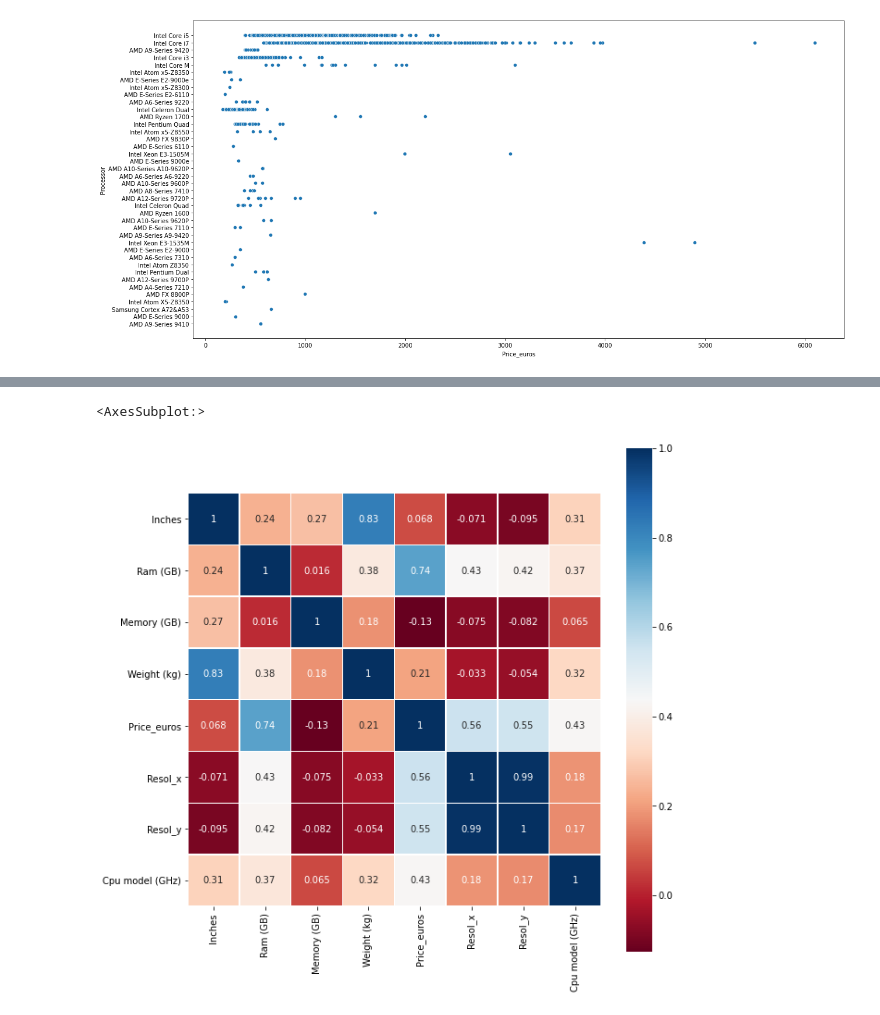
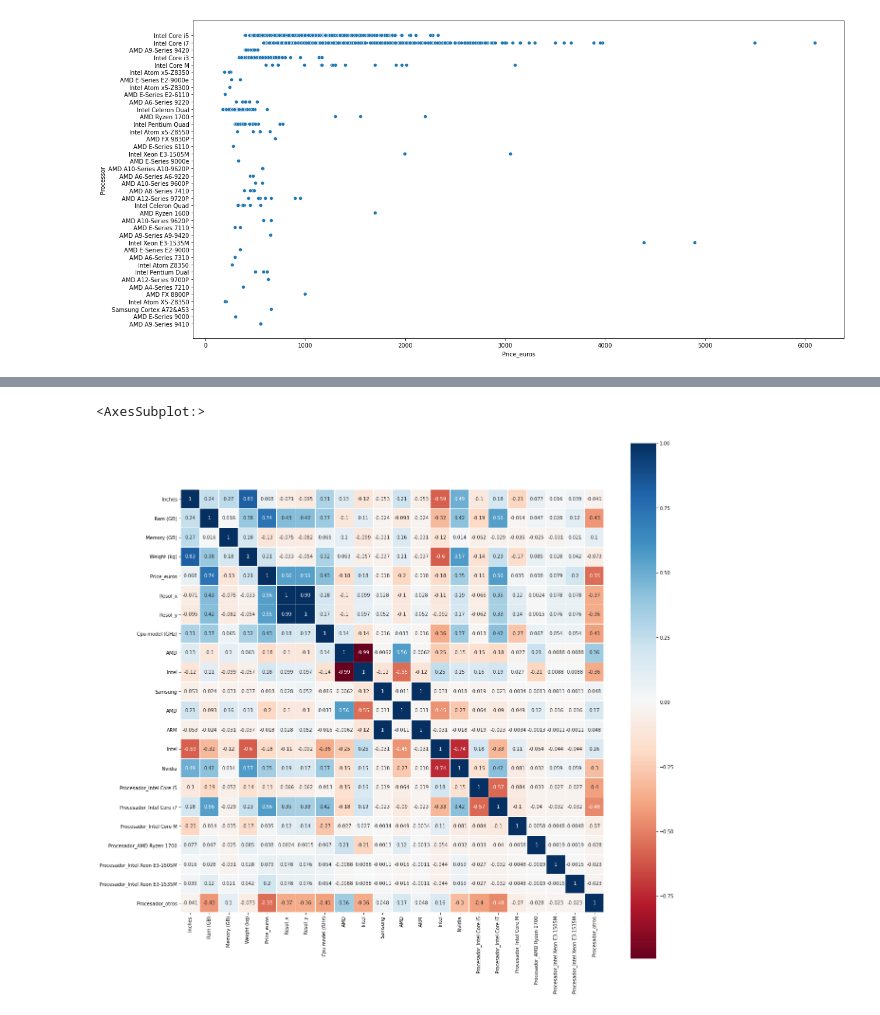
Before and after one commit to cguillamet/Laptop-price, a Jupyter notebook: Laptop Prices Prediction.ipynb, the cells around one changed output, grey strips where cells are left out. Cells and saved outputs as stored; diff of their text form; code cells hidden in the pictures.

```diff
--- a/Laptop Prices Prediction.ipynb
+++ b/Laptop Prices Prediction.ipynb
@@ -80,6 +82,7 @@ data["Resol_y"] = pd.to_numeric(data["Resol_y"])
 
 cpu_temp = data["Cpu"].str.split(" ")
 data["Cpu model"] = cpu_temp.str.get(-1)
+data["Cpu brand"] = cpu_temp.str.get(0)
 data["Processor"] = cpu_temp.str.get(0) + ' ' + cpu_temp.str.get(1) + ' ' + cpu_temp.str.get(2)
 
 data["Cpu model"] = data["Cpu model"].replace('GHz','', regex = True) # Eliminamos el GB de la variable RAM
@@ -143,3 +157,8 @@ data.head()
+# %%
+dummy_var_2 = pd.get_dummies(data["Cpu brand"])
+data = pd.concat([data, dummy_var_2], axis = 1)
+dummy_var_4 = pd.get_dummies(data["Gpu brand"])
+data = pd.concat([data, dummy_var_4], axis = 1)
 # %% [markdown]
 ### Visualizations
 # %%
@@ -163,0 +189,25 @@ sns.scatterplot(data = data, x = "Price_euros", y = "Processor")
+# %%
+### Creando variables dummy para ciertas caterogirías que parecerían más influentes en el precio
+
+data['Procesador_Intel Core i5'] = np.where(data["Processor"] == 'Intel Core i5', True, False)
+data['Procesador_Intel Core i7'] = np.where(data["Processor"] == 'Intel Core i7', True, False)
+data['Procesador_Intel Core M'] = np.where(data["Processor"] == 'Intel Core M', True, False)
+data['Procesador_AMD Ryzen 1700'] = np.where(data["Processor"] == 'AMD Ryzen 1700', True, False)
+data['Procesador_Intel Xeon E3-1505M'] = np.where(data["Processor"] == 'Intel Xeon E3-1505M', True, False)
+data['Procesador_Intel Xeon E3-1535M'] = np.where(data["Processor"] == 'Intel Xeon E3-1535M', True, False)
+data['Procesador_otros'] = np.where((data["Processor"] != 'Intel Core i5') &
+                                    (data["Processor"] != 'Intel Core i7') &
+                                    (data["Processor"] != 'Intel Core M') &
+                                    (data["Processor"] != 'AMD Ryzen 1700') &
+                                    (data["Processor"] != 'Intel Xeon E3-1505M') &
+                                    (data["Processor"] != 'Intel Xeon E3-1535M'), True, False)
+
+#### Convirtiendo los booleanos en enteros
+
+data['Procesador_Intel Core i5'] = data['Procesador_Intel Core i5'].astype(int)
+data['Procesador_Intel Core i7'] = data['Procesador_Intel Core i7'].astype(int)
+data['Procesador_Intel Core M'] = data['Procesador_Intel Core M'].astype(int)
+data['Procesador_AMD Ryzen 1700'] = data['Procesador_AMD Ryzen 1700'].astype(int)
+data['Procesador_Intel Xeon E3-1505M'] = data['Procesador_Intel Xeon E3-1505M'].astype(int)
+data['Procesador_Intel Xeon E3-1535M'] = data['Procesador_Intel Xeon E3-1535M'].astype(int)
+data['Procesador_otros'] = data['Procesador_otros'].astype(int)
@@ -164,6 +223,6 @@ sns.scatterplot(data = data, x = "Price_euros", y = "Processor")
 # %%
-fig, ax = plt.subplots(figsize=(10,10))
+fig, ax = plt.subplots(figsize=(20,20))
 sns.heatmap(data.corr(), square=True , annot= True, linewidths=.5, annot_kws ={"size" : 10}, cmap ='RdBu')
 # %% [output]
 <AxesSubplot:>
-[figure, old version]
+[figure, new version]
```
Also changed, not shown: parts of 13 cells of this notebook.
